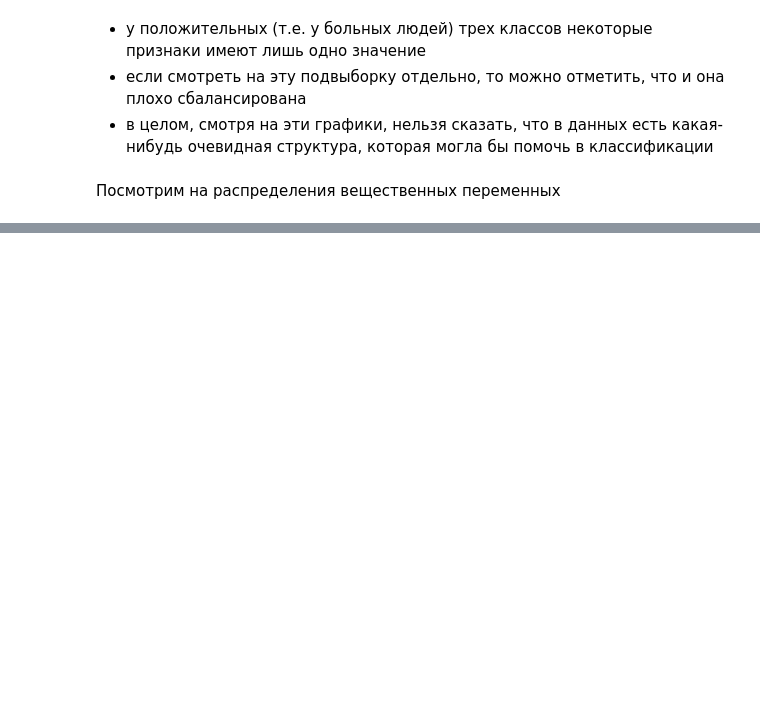
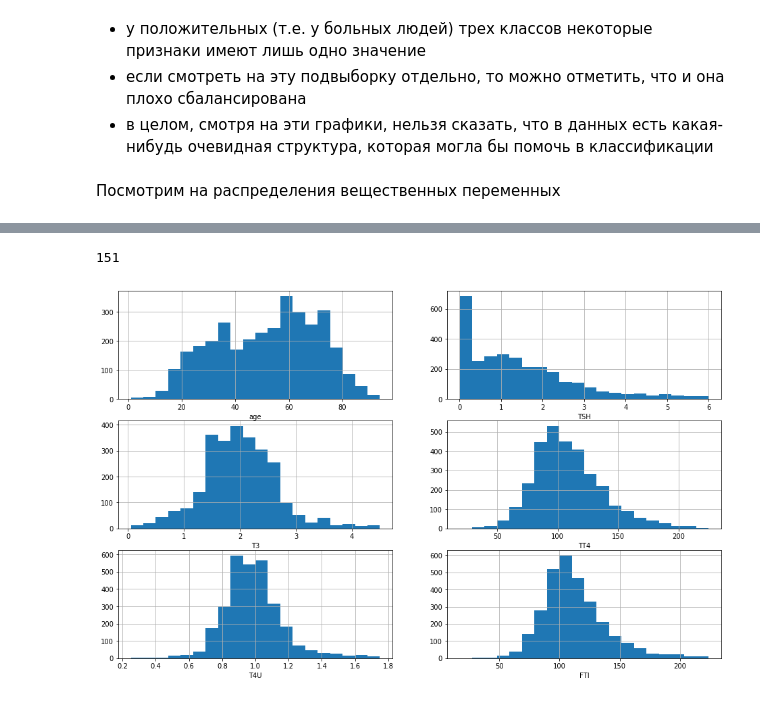
Before and after one commit to majestic905/yet-another-repo, a Jupyter notebook: 03_classification/03_classification.ipynb, the cells around one changed output, grey strips where cells are left out. Saved outputs shown, nothing was run; the diff lists cells and outputs as text; code cells hidden in the pictures; blank space fills up the shorter version.

```diff
--- a/03_classification/03_classification.ipynb
+++ b/03_classification/03_classification.ipynb
@@ -212,0 +169,20 @@ from sklearn.pipeline import Pipeline
+# %%
+index = df[(df['Class'] == 'negative') &
+           ((df['age'] > 200) |
+            (df['TSH'] > 6.2) |
+            (df['T3'] > 4.5) |
+            (df['TT4'] > 225) |
+            (df['T4U'] > 1.75) |
+            (df['FTI'] > 230))].index
+df_wo = df.drop(axis=0, index=index)
+len(index)
+# %% [output]
+151
+# %%
+f, axes = plt.subplots(nrows=3, ncols=2, figsize=(16, 10))
+for index, col_name in enumerate(real_features):
+    ax = axes[index//2, index%2]
+    df_wo[df_wo['Class'] == 'negative'][col_name].hist(ax=ax, bins=20)
+    ax.set_xlabel(col_name)
+# %% [output]
+[figure, added]
```
Also changed, not shown: parts of 59 cells of this notebook.
